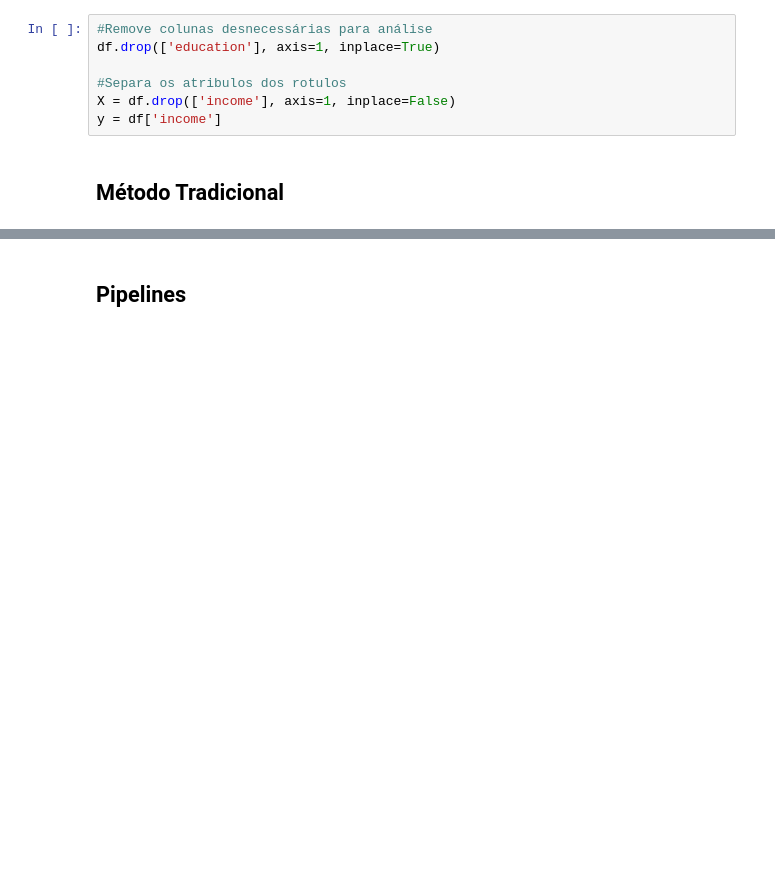
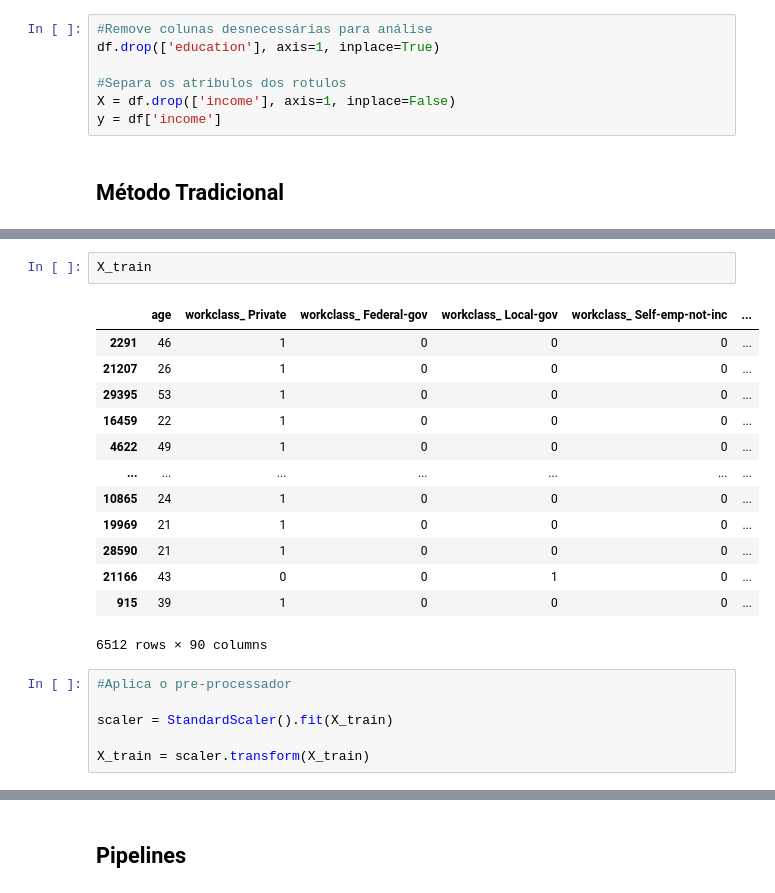
Before and after one commit to wellingtondantas/Data-Science, a Jupyter notebook: DS-Base/Analysis/Data-Modeling.ipynb, the cells around one changed output, grey strips where cells are left out. Saved outputs shown, nothing was run; the diff lists cells and outputs as text; blank space fills up the shorter version.

```diff
--- a/DS-Base/Analysis/Data-Modeling.ipynb
+++ b/DS-Base/Analysis/Data-Modeling.ipynb
@@ -64,0 +101,22 @@ y = df['income']
+# %%
+X_train
+# %% [output]
+|  | age | workclass_ Private | workclass_ Federal-gov | workclass_ Local-gov | workclass_ Self-emp-not-inc | ... |
+| 2291 | 46 | 1 | 0 | 0 | 0 | ... |
+| 21207 | 26 | 1 | 0 | 0 | 0 | ... |
+| 29395 | 53 | 1 | 0 | 0 | 0 | ... |
+| 16459 | 22 | 1 | 0 | 0 | 0 | ... |
+| 4622 | 49 | 1 | 0 | 0 | 0 | ... |
+| ... | ... | ... | ... | ... | ... | ... |
+| 10865 | 24 | 1 | 0 | 0 | 0 | ... |
+| 19969 | 21 | 1 | 0 | 0 | 0 | ... |
+| 28590 | 21 | 1 | 0 | 0 | 0 | ... |
+| 21166 | 43 | 0 | 0 | 1 | 0 | ... |
+| 915 | 39 | 1 | 0 | 0 | 0 | ... |
+6512 rows × 90 columns
+# %%
+#Aplica o pre-processador
+
+scaler = StandardScaler().fit(X_train)
+
+X_train = scaler.transform(X_train)
```
Also changed, not shown: parts of 8 cells of this notebook.
